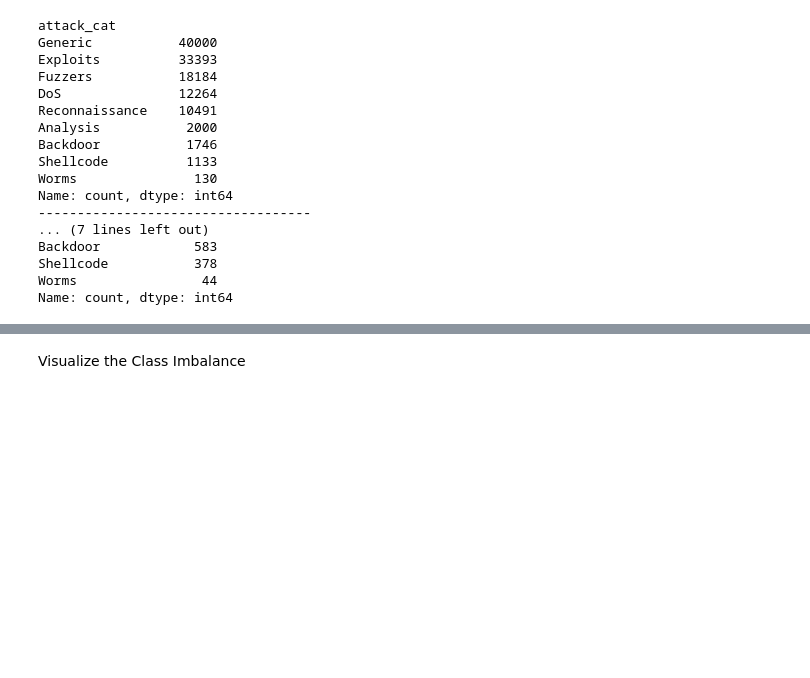
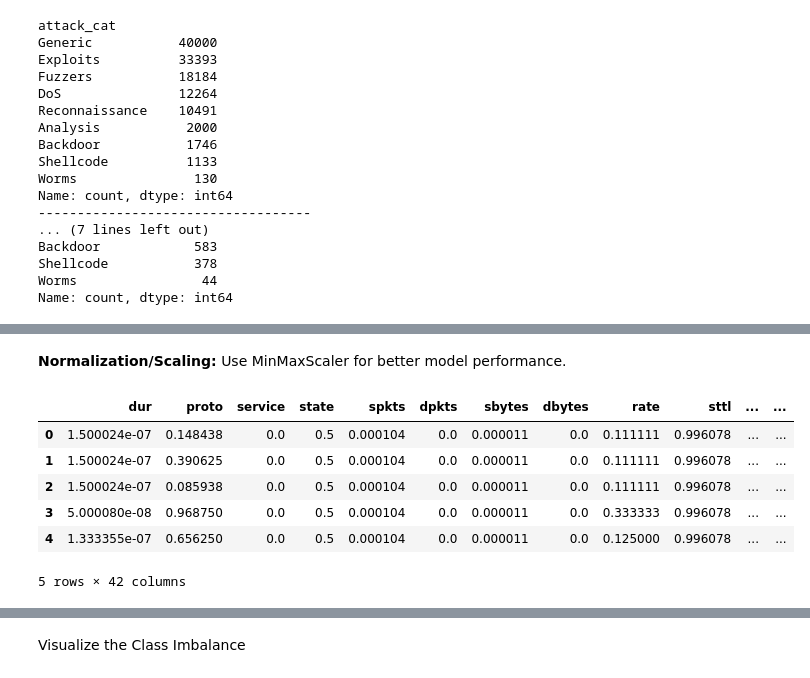
Before and after one commit to rajasa13/SimpleGAN, a Jupyter notebook: imbalancedDataset.ipynb, the cells around one changed output, grey strips where cells are left out. Drawn from its saved outputs; the diff is of its cells as text; code cells hidden in the pictures; blank space fills up the shorter version.

Commit message:
update code for improved performance and readability

```diff
--- a/imbalancedDataset.ipynb
+++ b/imbalancedDataset.ipynb
@@ -98,0 +133,9 @@ Name: count, dtype: int64
+# %%
+encoder = LabelEncoder()
+df_train_attack['proto'] = encoder.fit_transform(df_train_attack['proto'])
+df_train_attack['service'] = encoder.fit_transform(df_train_attack['service'])
+df_train_attack['state'] = encoder.fit_transform(df_train_attack['state'])
+
+df_test_attack['proto'] = encoder.fit_transform(df_test_attack['proto'])
+df_test_attack['service'] = encoder.fit_transform(df_test_attack['service'])
+df_test_attack['state'] = encoder.fit_transform(df_test_attack['state'])
@@ -98,0 +160,30 @@ Name: count, dtype: int64
+# %%
+y = df_train_attack['attack_cat']  # Multiclass target (9 attack types)
+y = encoder.fit_transform(y)  # Convert attack categories to numbers
+X = df_train_attack.drop(columns=['id', 'attack_cat', 'label'])  # Remove unnecessary columns
+
+y_test = df_test_attack['attack_cat']  # Multiclass target (9 attack types)
+y_test = encoder.fit_transform(y_test)  # Convert attack categories to numbers
+X_test = df_test_attack.drop(columns=['id', 'attack_cat', 'label'])  # Remove unnecessary columns
+# %% [markdown]
+**Normalization/Scaling:** Use MinMaxScaler for better model performance.
+# %%
+# Normalize the features using MinMaxScaler
+scaler = MinMaxScaler()
+X_normalized = scaler.fit_transform(X)
+X_test_normalized = scaler.transform(X_test)
+
+# Convert back to DataFrame for better readability (optional)
+X_normalized = pd.DataFrame(X_normalized, columns=X.columns)
+X_test_normalized = pd.DataFrame(X_test_normalized, columns=X_test.columns)
+# %%
+# Display the first 5 rows of the normalized data
+X_normalized.head()
+# %% [output]
+|  | dur | proto | service | state | spkts | dpkts | sbytes | dbytes | rate | sttl | ... | ... |
+| 0 | 1.500024e-07 | 0.148438 | 0.0 | 0.5 | 0.000104 | 0.0 | 0.000011 | 0.0 | 0.111111 | 0.996078 | ... | ... |
+| 1 | 1.500024e-07 | 0.390625 | 0.0 | 0.5 | 0.000104 | 0.0 | 0.000011 | 0.0 | 0.111111 | 0.996078 | ... | ... |
+| 2 | 1.500024e-07 | 0.085938 | 0.0 | 0.5 | 0.000104 | 0.0 | 0.000011 | 0.0 | 0.111111 | 0.996078 | ... | ... |
+| 3 | 5.000080e-08 | 0.968750 | 0.0 | 0.5 | 0.000104 | 0.0 | 0.000011 | 0.0 | 0.333333 | 0.996078 | ... | ... |
+| 4 | 1.333355e-07 | 0.656250 | 0.0 | 0.5 | 0.000104 | 0.0 | 0.000011 | 0.0 | 0.125000 | 0.996078 | ... | ... |
+5 rows × 42 columns
```
Also changed, not shown: parts of 26 cells of this notebook.
